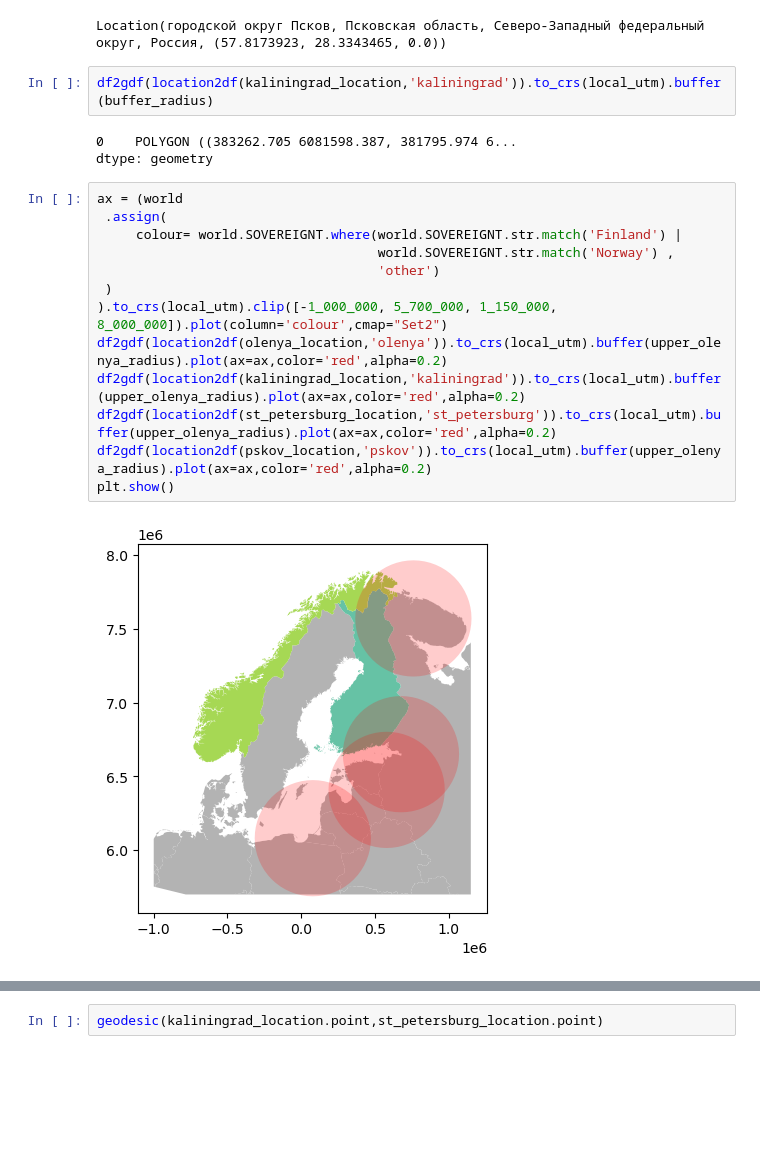
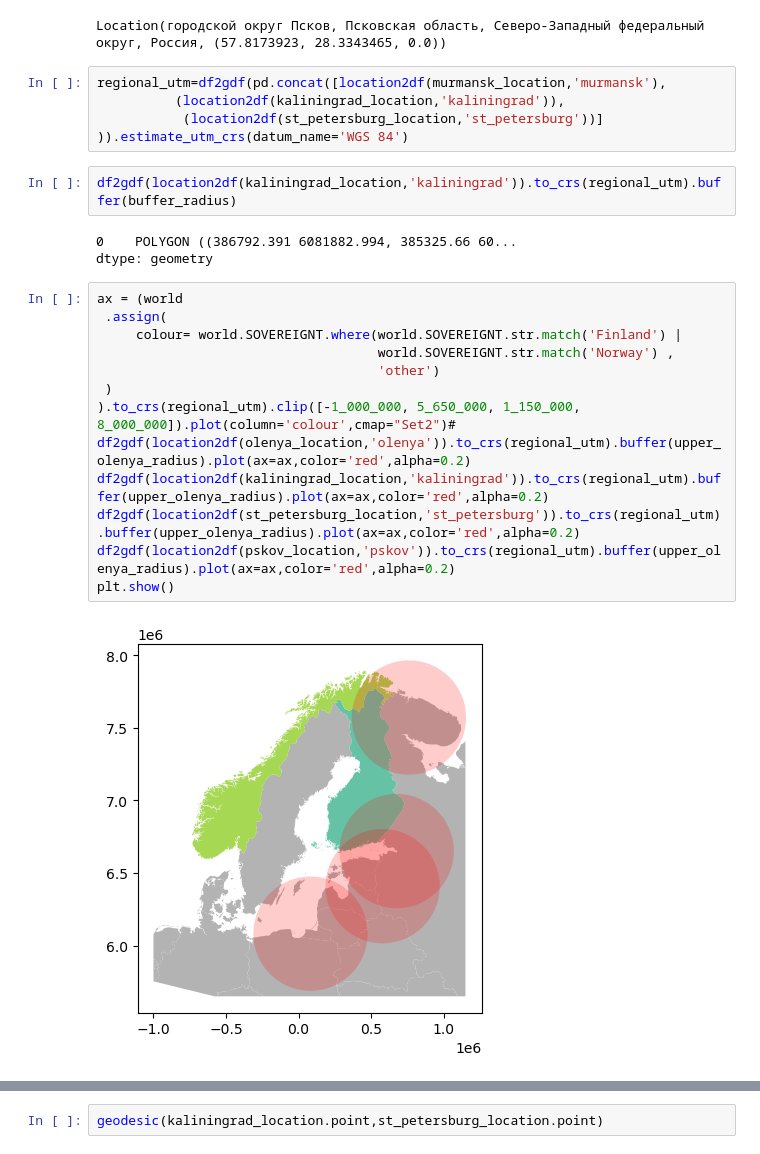
Before and after one commit to stelios-c/GPS_analysis, a Jupyter notebook: scandi_baltic/Finland_map.ipynb, the cells around one changed output, grey strips where cells are left out. Saved outputs shown, nothing was run; the diff lists cells and outputs as text; blank space fills up the shorter version.

Commit message:
use regional utm for more extended map, more nuanced discussion, clean up some bits of code/comments

```diff
--- a/scandi_baltic/Finland_map.ipynb
+++ b/scandi_baltic/Finland_map.ipynb
@@ -306,23 +306,28 @@ Location(Санкт-Петербург, Северо-Западный федер
 pskov_location
 # %% [output]
 Location(городской округ Псков, Псковская область, Северо-Западный федеральный округ, Россия, (57.8173923, 28.3343465, 0.0))
+# %%
+regional_utm=df2gdf(pd.concat([location2df(murmansk_location,'murmansk'),
+          (location2df(kaliningrad_location,'kaliningrad')),
+           (location2df(st_petersburg_location,'st_petersburg'))]
+)).estimate_utm_crs(datum_name='WGS 84')
 # %%
-df2gdf(location2df(kaliningrad_location,'kaliningrad')).to_crs(local_utm).buffer(buffer_radius)
+df2gdf(location2df(kaliningrad_location,'kaliningrad')).to_crs(regional_utm).buffer(buffer_radius)
 # %% [output]
-0    POLYGON ((383262.705 6081598.387, 381795.974 6...
+0    POLYGON ((386792.391 6081882.994, 385325.66 60...
 dtype: geometry
 # %%
 ax = (world
  .assign(
      colour= world.SOVEREIGNT.where(world.SOVEREIGNT.str.match('Finland') |
                                     world.SOVEREIGNT.str.match('Norway') ,
                                     'other')
  )
-).to_crs(local_utm).clip([-1_000_000, 5_700_000, 1_150_000, 8_000_000]).plot(column='colour',cmap="Set2")
-df2gdf(location2df(olenya_location,'olenya')).to_crs(local_utm).buffer(upper_olenya_radius).plot(ax=ax,color='red',alpha=0.2)
-df2gdf(location2df(kaliningrad_location,'kaliningrad')).to_crs(local_utm).buffer(upper_olenya_radius).plot(ax=ax,color='red',alpha=0.2)
-df2gdf(location2df(st_petersburg_location,'st_petersburg')).to_crs(local_utm).buffer(upper_olenya_radius).plot(ax=ax,color='red',alpha=0.2)
-df2gdf(location2df(pskov_location,'pskov')).to_crs(local_utm).buffer(upper_olenya_radius).plot(ax=ax,color='red',alpha=0.2)
+).to_crs(regional_utm).clip([-1_000_000, 5_650_000, 1_150_000, 8_000_000]).plot(column='colour',cmap="Set2")#
+df2gdf(location2df(olenya_location,'olenya')).to_crs(regional_utm).buffer(upper_olenya_radius).plot(ax=ax,color='red',alpha=0.2)
+df2gdf(location2df(kaliningrad_location,'kaliningrad')).to_crs(regional_utm).buffer(upper_olenya_radius).plot(ax=ax,color='red',alpha=0.2)
+df2gdf(location2df(st_petersburg_location,'st_petersburg')).to_crs(regional_utm).buffer(upper_olenya_radius).plot(ax=ax,color='red',alpha=0.2)
+df2gdf(location2df(pskov_location,'pskov')).to_crs(regional_utm).buffer(upper_olenya_radius).plot(ax=ax,color='red',alpha=0.2)
 plt.show()
 # %% [output]
-[figure, old version]
+[figure, new version]
```
Also changed, not shown: parts of 5 cells of this notebook.
